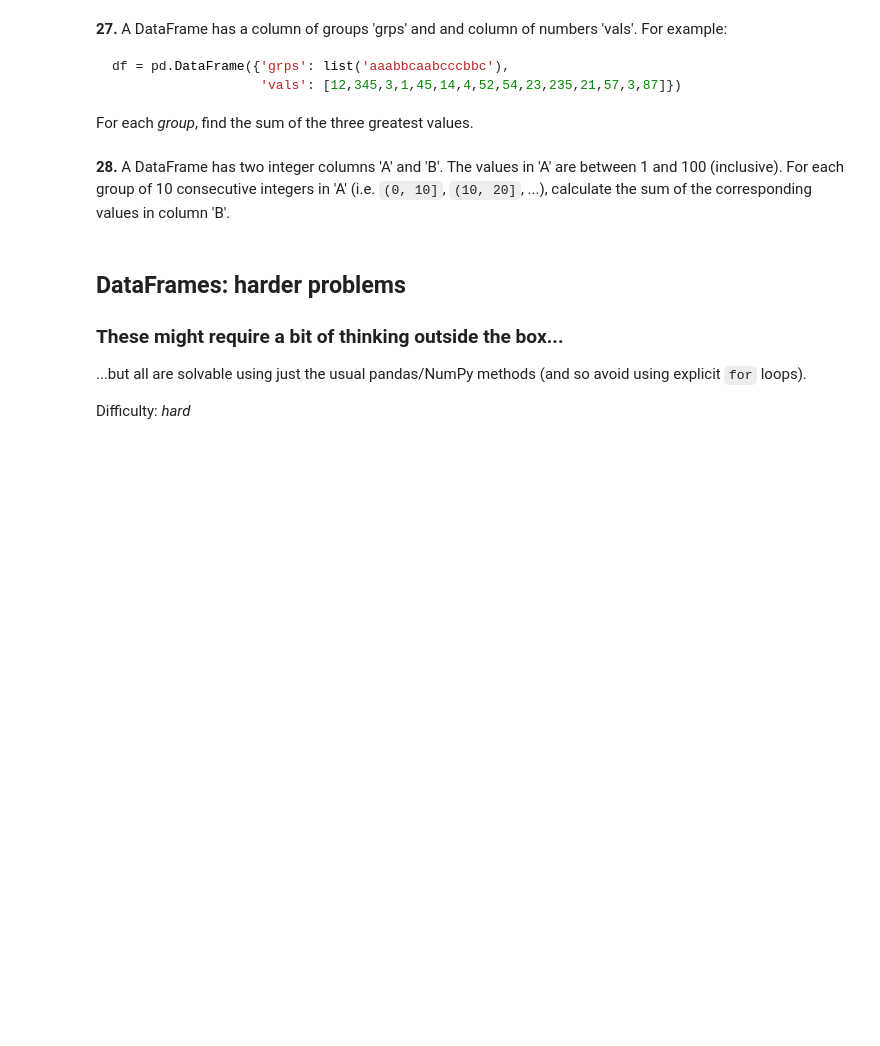
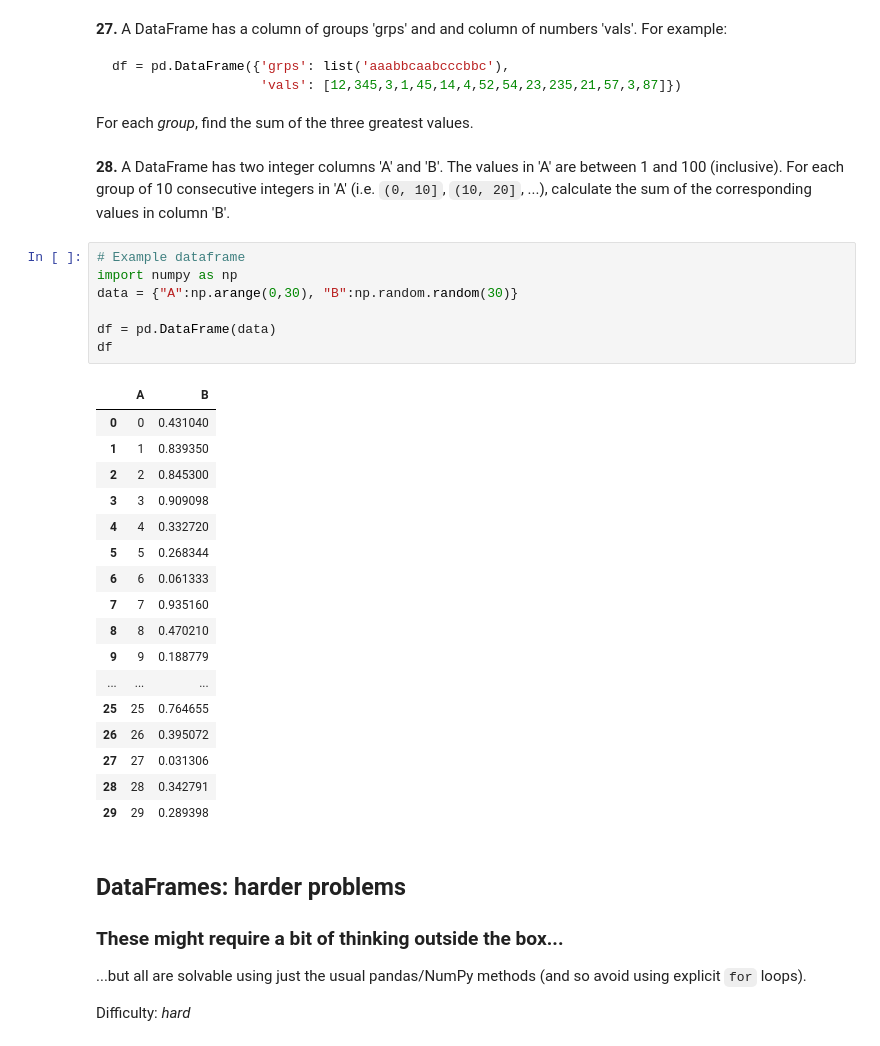
Before and after one commit to Strive-School/ai_mar21, a Jupyter notebook: M1_Python/d7_Pandas/100-pandas-puzzles.ipynb, the cells around one changed output. Saved outputs shown, nothing was run; the diff lists cells and outputs as text; blank space fills up the shorter version.

```diff
--- a/M1_Python/d7_Pandas/100-pandas-puzzles.ipynb
+++ b/M1_Python/d7_Pandas/100-pandas-puzzles.ipynb
@@ -147,6 +147,31 @@ df = pd.DataFrame({'grps': list('aaabbcaabcccbbc'),
 For each *group*, find the sum of the three greatest values.
 # %% [markdown]
 **28.** A DataFrame has two integer columns 'A' and 'B'. The values in 'A' are between 1 and 100 (inclusive). For each group of 10 consecutive integers in 'A' (i.e. `(0, 10]`, `(10, 20]`, ...), calculate the sum of the corresponding values in column 'B'.
+# %%
+# Example dataframe
+import numpy as np
+data = {"A":np.arange(0,30), "B":np.random.random(30)}
+
+df = pd.DataFrame(data)
+df
+# %% [output]
+|  | A | B |
+| 0 | 0 | 0.431040 |
+| 1 | 1 | 0.839350 |
+| 2 | 2 | 0.845300 |
+| 3 | 3 | 0.909098 |
+| 4 | 4 | 0.332720 |
+| 5 | 5 | 0.268344 |
+| 6 | 6 | 0.061333 |
+| 7 | 7 | 0.935160 |
+| 8 | 8 | 0.470210 |
+| 9 | 9 | 0.188779 |
+| ... | ... | ... |
+| 25 | 25 | 0.764655 |
+| 26 | 26 | 0.395072 |
+| 27 | 27 | 0.031306 |
+| 28 | 28 | 0.342791 |
+| 29 | 29 | 0.289398 |
 # %% [markdown]
 ## DataFrames: harder problems
 
```
